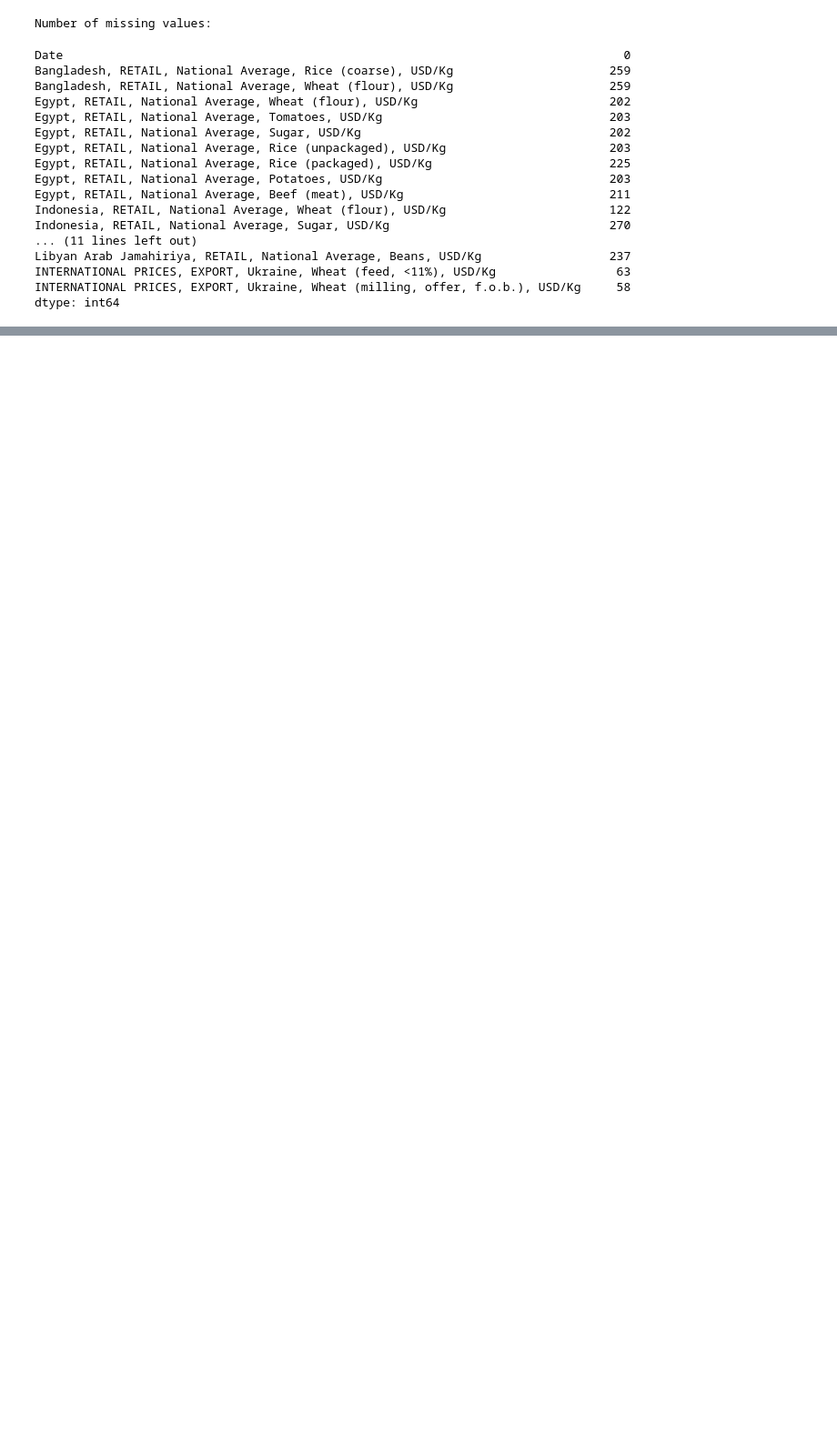
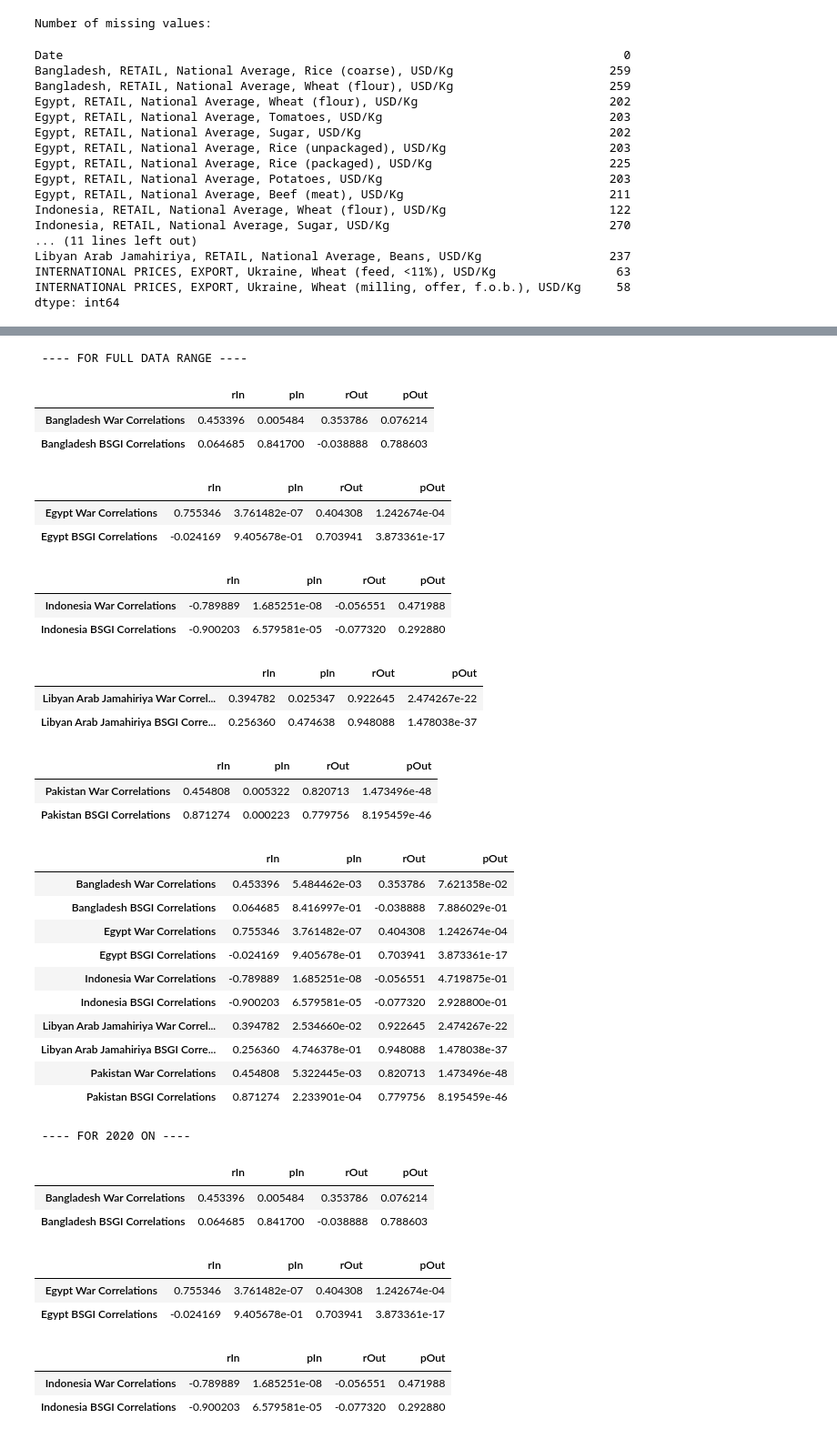
Before and after one commit to GVSU-CIS635/term-project-gjk, a Jupyter notebook: eda.ipynb, the cells around one changed output, grey strips where cells are left out. Shown at 91% size. Drawn from its saved outputs; the diff is of its cells as text; code cells hidden in the pictures; blank space fills up the shorter version.

```diff
--- a/eda.ipynb
+++ b/eda.ipynb
@@ -656,0 +1237,52 @@ dtype: int64
+# %%
+# Display correlation values and significance for each country, comparing within war or BSGI with other
+countries = ["Bangladesh", "Egypt", "Indonesia", "Libya", "Pakistan"]
+df = pd.DataFrame(corrsFullRange).T
+print(" ---- FOR FULL DATA RANGE ---- ")
+for country in countries: # Compare entire data range correlation to BSGI and War range
+	display(df[df.index.str.contains(country)])
+display(df)
+
+df = pd.DataFrame(corrsFullRange).T
+print("\n\n ---- FOR 2020 ON ---- ")
+for country in countries: # Compare 2020 on correlation to BSGI and War range
+	display(df[df.index.str.contains(country)])
+display(df)
+# %% [output]
+ ---- FOR FULL DATA RANGE ----
+|  | rIn | pIn | rOut | pOut |
+| Bangladesh War Correlations | 0.453396 | 0.005484 | 0.353786 | 0.076214 |
+| Bangladesh BSGI Correlations | 0.064685 | 0.841700 | -0.038888 | 0.788603 |
+|  | rIn | pIn | rOut | pOut |
+| Egypt War Correlations | 0.755346 | 3.761482e-07 | 0.404308 | 1.242674e-04 |
+| Egypt BSGI Correlations | -0.024169 | 9.405678e-01 | 0.703941 | 3.873361e-17 |
+|  | rIn | pIn | rOut | pOut |
+| Indonesia War Correlations | -0.789889 | 1.685251e-08 | -0.056551 | 0.471988 |
+| Indonesia BSGI Correlations | -0.900203 | 6.579581e-05 | -0.077320 | 0.292880 |
+|  | rIn | pIn | rOut | pOut |
+| Libyan Arab Jamahiriya War Correl... | 0.394782 | 0.025347 | 0.922645 | 2.474267e-22 |
+| Libyan Arab Jamahiriya BSGI Corre... | 0.256360 | 0.474638 | 0.948088 | 1.478038e-37 |
+|  | rIn | pIn | rOut | pOut |
+| Pakistan War Correlations | 0.454808 | 0.005322 | 0.820713 | 1.473496e-48 |
+| Pakistan BSGI Correlations | 0.871274 | 0.000223 | 0.779756 | 8.195459e-46 |
+|  | rIn | pIn | rOut | pOut |
+| Bangladesh War Correlations | 0.453396 | 5.484462e-03 | 0.353786 | 7.621358e-02 |
+| Bangladesh BSGI Correlations | 0.064685 | 8.416997e-01 | -0.038888 | 7.886029e-01 |
+| Egypt War Correlations | 0.755346 | 3.761482e-07 | 0.404308 | 1.242674e-04 |
+| Egypt BSGI Correlations | -0.024169 | 9.405678e-01 | 0.703941 | 3.873361e-17 |
+| Indonesia War Correlations | -0.789889 | 1.685251e-08 | -0.056551 | 4.719875e-01 |
+| Indonesia BSGI Correlations | -0.900203 | 6.579581e-05 | -0.077320 | 2.928800e-01 |
+| Libyan Arab Jamahiriya War Correl... | 0.394782 | 2.534660e-02 | 0.922645 | 2.474267e-22 |
+| Libyan Arab Jamahiriya BSGI Corre... | 0.256360 | 4.746378e-01 | 0.948088 | 1.478038e-37 |
+| Pakistan War Correlations | 0.454808 | 5.322445e-03 | 0.820713 | 1.473496e-48 |
+| Pakistan BSGI Correlations | 0.871274 | 2.233901e-04 | 0.779756 | 8.195459e-46 |
+ ---- FOR 2020 ON ----
+|  | rIn | pIn | rOut | pOut |
+| Bangladesh War Correlations | 0.453396 | 0.005484 | 0.353786 | 0.076214 |
+| Bangladesh BSGI Correlations | 0.064685 | 0.841700 | -0.038888 | 0.788603 |
+|  | rIn | pIn | rOut | pOut |
+| Egypt War Correlations | 0.755346 | 3.761482e-07 | 0.404308 | 1.242674e-04 |
+| Egypt BSGI Correlations | -0.024169 | 9.405678e-01 | 0.703941 | 3.873361e-17 |
+|  | rIn | pIn | rOut | pOut |
+| Indonesia War Correlations | -0.789889 | 1.685251e-08 | -0.056551 | 0.471988 |
+| Indonesia BSGI Correlations | -0.900203 | 6.579581e-05 | -0.077320 | 0.292880 |
```
Also changed, not shown: parts of 19 cells of this notebook, 6 other files.
